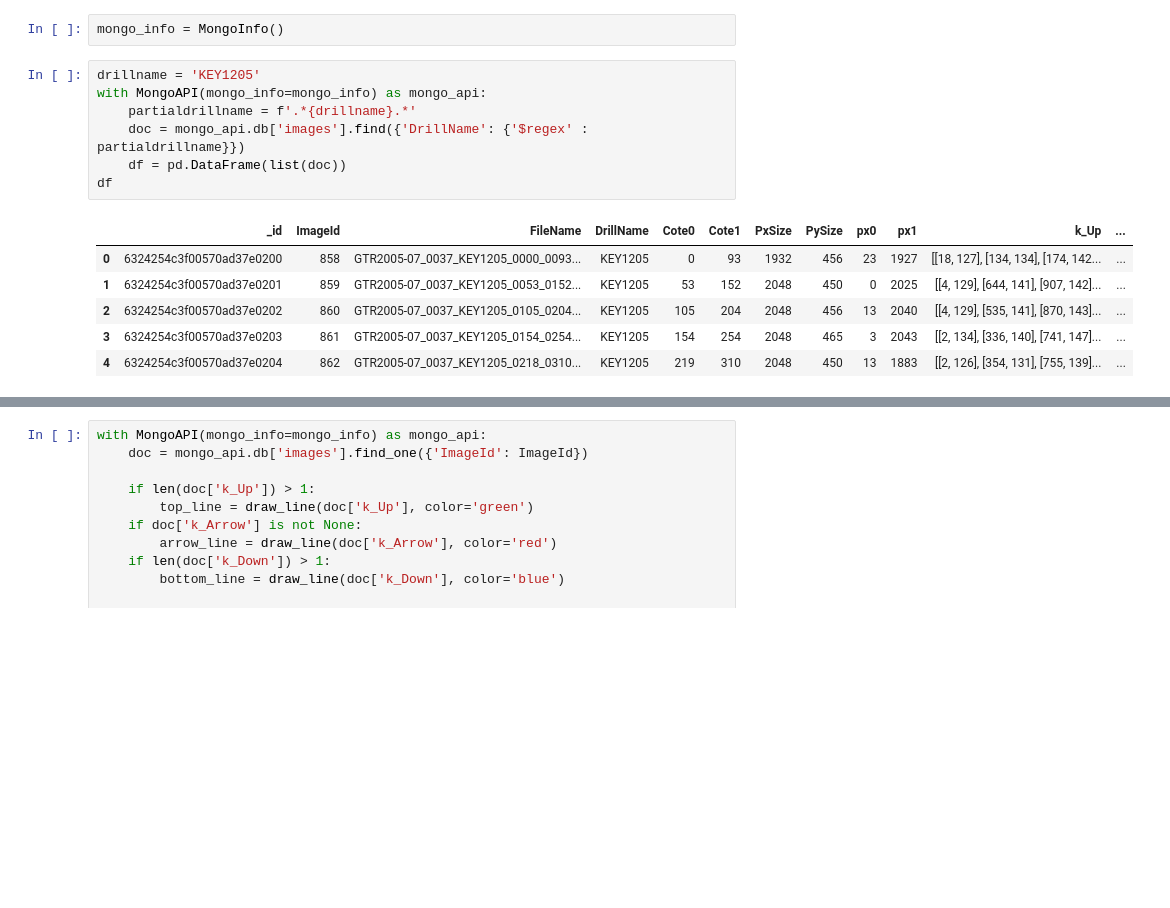
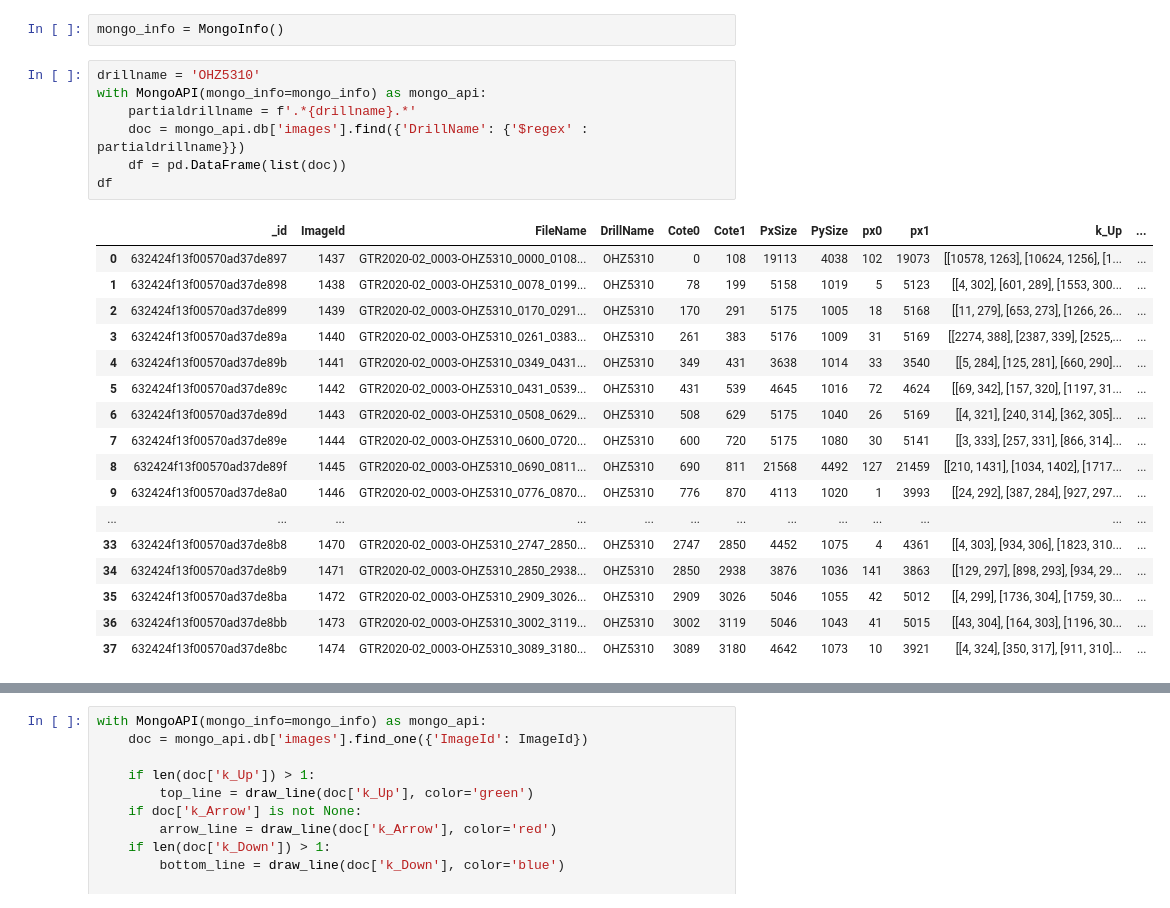
Before and after one commit to zwergon/calcimetry, a Jupyter notebook: notebooks/open-image-calcimetry.ipynb, the cells around one changed output, grey strips where cells are left out. Cells and saved outputs as stored; diff of their text form; blank space fills up the shorter version.

```diff
--- a/notebooks/open-image-calcimetry.ipynb
+++ b/notebooks/open-image-calcimetry.ipynb
@@ -21,17 +21,28 @@ server : http://imgserver.10.68.0.250.nip.io/data/andra
 # %%
 mongo_info = MongoInfo()
 # %%
-drillname = 'KEY1205'
+drillname = 'OHZ5310'
 with MongoAPI(mongo_info=mongo_info) as mongo_api:
     partialdrillname = f'.*{drillname}.*'
     doc = mongo_api.db['images'].find({'DrillName': {'$regex' : partialdrillname}})
     df = pd.DataFrame(list(doc))
 df
 # %% [output]
 |  | _id | ImageId | FileName | DrillName | Cote0 | Cote1 | PxSize | PySize | px0 | px1 | k_Up | ... |
-| 0 | 6324254c3f00570ad37e0200 | 858 | GTR2005-07_0037_KEY1205_0000_0093... | KEY1205 | 0 | 93 | 1932 | 456 | 23 | 1927 | [[18, 127], [134, 134], [174, 142... | ... |
-| 1 | 6324254c3f00570ad37e0201 | 859 | GTR2005-07_0037_KEY1205_0053_0152... | KEY1205 | 53 | 152 | 2048 | 450 | 0 | 2025 | [[4, 129], [644, 141], [907, 142]... | ... |
-| 2 | 6324254c3f00570ad37e0202 | 860 | GTR2005-07_0037_KEY1205_0105_0204... | KEY1205 | 105 | 204 | 2048 | 456 | 13 | 2040 | [[4, 129], [535, 141], [870, 143]... | ... |
-| 3 | 6324254c3f00570ad37e0203 | 861 | GTR2005-07_0037_KEY1205_0154_0254... | KEY1205 | 154 | 254 | 2048 | 465 | 3 | 2043 | [[2, 134], [336, 140], [741, 147]... | ... |
-| 4 | 6324254c3f00570ad37e0204 | 862 | GTR2005-07_0037_KEY1205_0218_0310... | KEY1205 | 219 | 310 | 2048 | 450 | 13 | 1883 | [[2, 126], [354, 131], [755, 139]... | ... |
+| 0 | 632424f13f00570ad37de897 | 1437 | GTR2020-02_0003-OHZ5310_0000_0108... | OHZ5310 | 0 | 108 | 19113 | 4038 | 102 | 19073 | [[10578, 1263], [10624, 1256], [1... | ... |
+| 1 | 632424f13f00570ad37de898 | 1438 | GTR2020-02_0003-OHZ5310_0078_0199... | OHZ5310 | 78 | 199 | 5158 | 1019 | 5 | 5123 | [[4, 302], [601, 289], [1553, 300... | ... |
+| 2 | 632424f13f00570ad37de899 | 1439 | GTR2020-02_0003-OHZ5310_0170_0291... | OHZ5310 | 170 | 291 | 5175 | 1005 | 18 | 5168 | [[11, 279], [653, 273], [1266, 26... | ... |
+| 3 | 632424f13f00570ad37de89a | 1440 | GTR2020-02_0003-OHZ5310_0261_0383... | OHZ5310 | 261 | 383 | 5176 | 1009 | 31 | 5169 | [[2274, 388], [2387, 339], [2525,... | ... |
+| 4 | 632424f13f00570ad37de89b | 1441 | GTR2020-02_0003-OHZ5310_0349_0431... | OHZ5310 | 349 | 431 | 3638 | 1014 | 33 | 3540 | [[5, 284], [125, 281], [660, 290]... | ... |
+| 5 | 632424f13f00570ad37de89c | 1442 | GTR2020-02_0003-OHZ5310_0431_0539... | OHZ5310 | 431 | 539 | 4645 | 1016 | 72 | 4624 | [[69, 342], [157, 320], [1197, 31... | ... |
+| 6 | 632424f13f00570ad37de89d | 1443 | GTR2020-02_0003-OHZ5310_0508_0629... | OHZ5310 | 508 | 629 | 5175 | 1040 | 26 | 5169 | [[4, 321], [240, 314], [362, 305]... | ... |
+| 7 | 632424f13f00570ad37de89e | 1444 | GTR2020-02_0003-OHZ5310_0600_0720... | OHZ5310 | 600 | 720 | 5175 | 1080 | 30 | 5141 | [[3, 333], [257, 331], [866, 314]... | ... |
+| 8 | 632424f13f00570ad37de89f | 1445 | GTR2020-02_0003-OHZ5310_0690_0811... | OHZ5310 | 690 | 811 | 21568 | 4492 | 127 | 21459 | [[210, 1431], [1034, 1402], [1717... | ... |
+| 9 | 632424f13f00570ad37de8a0 | 1446 | GTR2020-02_0003-OHZ5310_0776_0870... | OHZ5310 | 776 | 870 | 4113 | 1020 | 1 | 3993 | [[24, 292], [387, 284], [927, 297... | ... |
+| ... | ... | ... | ... | ... | ... | ... | ... | ... | ... | ... | ... | ... |
+| 33 | 632424f13f00570ad37de8b8 | 1470 | GTR2020-02_0003-OHZ5310_2747_2850... | OHZ5310 | 2747 | 2850 | 4452 | 1075 | 4 | 4361 | [[4, 303], [934, 306], [1823, 310... | ... |
+| 34 | 632424f13f00570ad37de8b9 | 1471 | GTR2020-02_0003-OHZ5310_2850_2938... | OHZ5310 | 2850 | 2938 | 3876 | 1036 | 141 | 3863 | [[129, 297], [898, 293], [934, 29... | ... |
+| 35 | 632424f13f00570ad37de8ba | 1472 | GTR2020-02_0003-OHZ5310_2909_3026... | OHZ5310 | 2909 | 3026 | 5046 | 1055 | 42 | 5012 | [[4, 299], [1736, 304], [1759, 30... | ... |
+| 36 | 632424f13f00570ad37de8bb | 1473 | GTR2020-02_0003-OHZ5310_3002_3119... | OHZ5310 | 3002 | 3119 | 5046 | 1043 | 41 | 5015 | [[43, 304], [164, 303], [1196, 30... | ... |
+| 37 | 632424f13f00570ad37de8bc | 1474 | GTR2020-02_0003-OHZ5310_3089_3180... | OHZ5310 | 3089 | 3180 | 4642 | 1073 | 10 | 3921 | [[4, 324], [350, 317], [911, 310]... | ... |
 # %%
```
Also changed, not shown: parts of 2 cells of this notebook, 1 other file.
